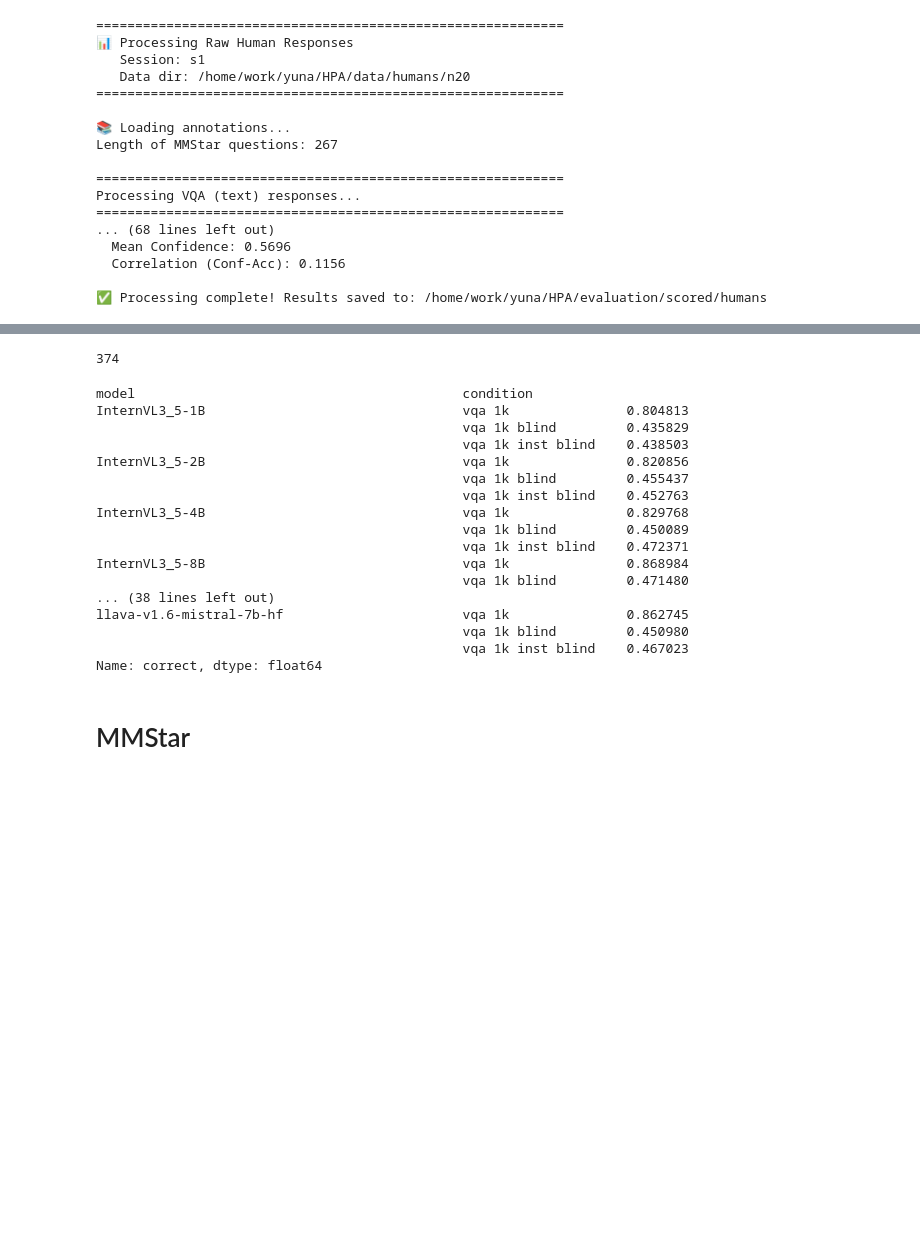
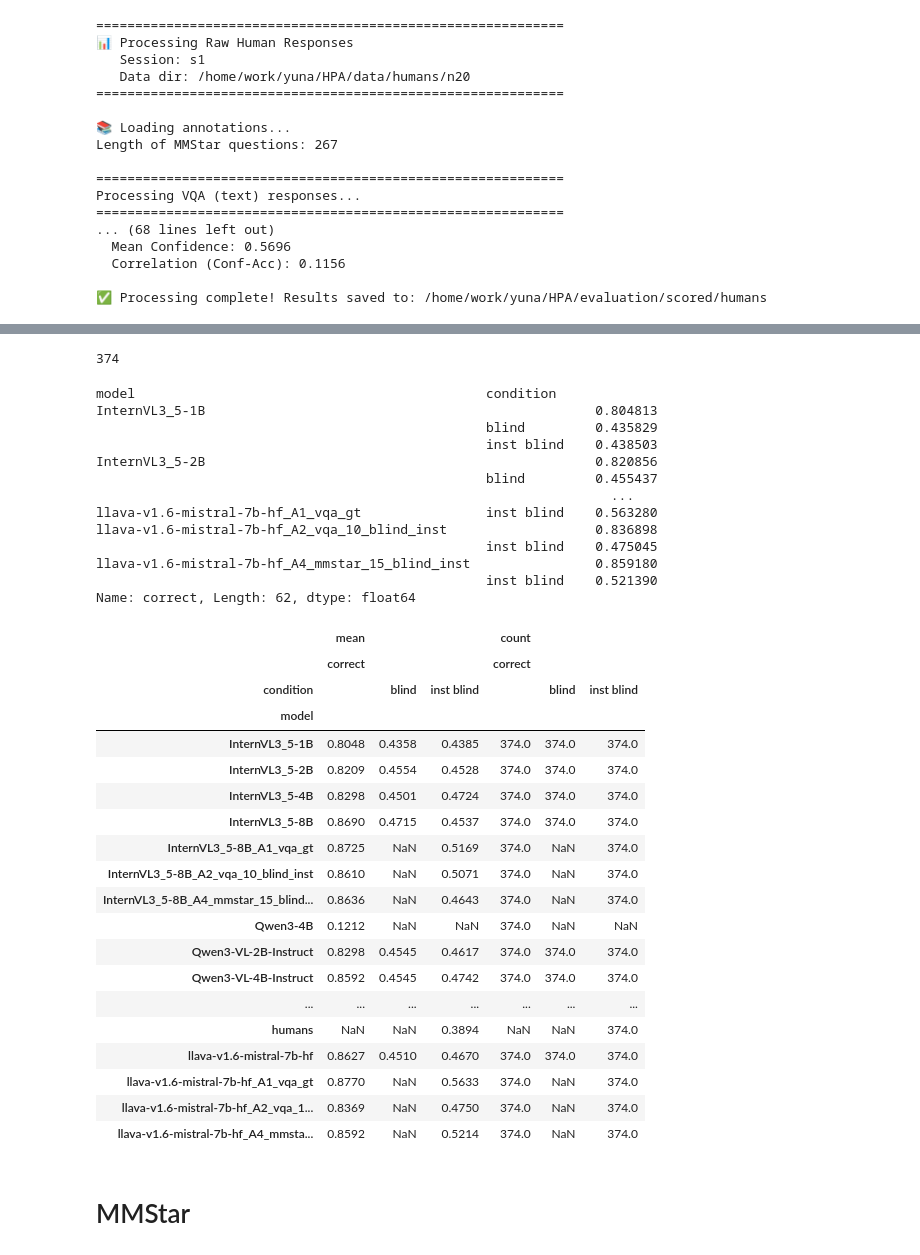
Before and after one commit to unolop/HPA, a Jupyter notebook: evaluation/analysis/progress.ipynb, the cells around one changed output, grey strips where cells are left out. Drawn from its saved outputs; the diff is of its cells as text; code cells hidden in the pictures; blank space fills up the shorter version.

```diff
--- a/evaluation/analysis/progress.ipynb
+++ b/evaluation/analysis/progress.ipynb
@@ -164,6 +188,7 @@ human_vqa=pd.read_csv('/home/work/yuna/HPA/evaluation/scored/humans/human_vqa_pe
 # matching pids for human-model comparison
 human_vqa['model'] = "humans"
 human_vqa['condition'] = "inst blind"
+human_vqa.rename(columns={"mean_accuracy": 'correct'}, inplace=True)
 
 qids = human_vqa.qid.unique()
 print(len(qids))
@@ -173,31 +198,47 @@ vqa_human_comparison = pd.concat([model_vqa[model_vqa['question_id'].isin(qids)]
 vqa_human_comparison.groupby(['model', 'condition']).mean(numeric_only=True)['correct']
 # %% [output]
 374
-model                                          condition
-InternVL3_5-1B                                 vqa 1k               0.804813
-                                               vqa 1k blind         0.435829
-                                               vqa 1k inst blind    0.438503
-InternVL3_5-2B                                 vqa 1k               0.820856
-                                               vqa 1k blind         0.455437
-                                               vqa 1k inst blind    0.452763
-InternVL3_5-4B                                 vqa 1k               0.829768
-                                               vqa 1k blind         0.450089
-                                               vqa 1k inst blind    0.472371
-InternVL3_5-8B                                 vqa 1k               0.868984
-                                               vqa 1k blind         0.471480
-... (38 lines left out)
-llava-v1.6-mistral-7b-hf                       vqa 1k               0.862745
-                                               vqa 1k blind         0.450980
-                                               vqa 1k inst blind    0.467023
-Name: correct, dtype: float64
+model                                             condition
+InternVL3_5-1B                                                  0.804813
+                                                  blind         0.435829
+                                                  inst blind    0.438503
+InternVL3_5-2B                                                  0.820856
+                                                  blind         0.455437
+                                                                  ...
+llava-v1.6-mistral-7b-hf_A1_vqa_gt                inst blind    0.563280
+llava-v1.6-mistral-7b-hf_A2_vqa_10_blind_inst                   0.836898
+                                                  inst blind    0.475045
+llava-v1.6-mistral-7b-hf_A4_mmstar_15_blind_inst                0.859180
+                                                  inst blind    0.521390
+Name: correct, Length: 62, dtype: float64
 # %%
 pt = vqa_human_comparison.pivot_table(
-    index=['model', 'folder'],
+    index=['model'],
     columns=['condition'],
-    values=['correct'],
+    values=['correct'], # , "mean_confidence"
     aggfunc=['mean', 'count']
 )
-# Round the "mean" rows/columns to 2 decimal places
 pt = pt.round(4)
-pt.to_csv(f'./vqa_human_comparison.csv')
+pt.to_csv(f'./tables/vqa_human_comparison.csv')
 pt
+# %% [output]
+|  | mean |  |  | count |  |  |
+|  | correct |  |  | correct |  |  |
+| condition |  | blind | inst blind |  | blind | inst blind |
+| model |  |  |  |  |  |  |
+| InternVL3_5-1B | 0.8048 | 0.4358 | 0.4385 | 374.0 | 374.0 | 374.0 |
+| InternVL3_5-2B | 0.8209 | 0.4554 | 0.4528 | 374.0 | 374.0 | 374.0 |
+| InternVL3_5-4B | 0.8298 | 0.4501 | 0.4724 | 374.0 | 374.0 | 374.0 |
+| InternVL3_5-8B | 0.8690 | 0.4715 | 0.4537 | 374.0 | 374.0 | 374.0 |
+| InternVL3_5-8B_A1_vqa_gt | 0.8725 | NaN | 0.5169 | 374.0 | NaN | 374.0 |
+| InternVL3_5-8B_A2_vqa_10_blind_inst | 0.8610 | NaN | 0.5071 | 374.0 | NaN | 374.0 |
+| InternVL3_5-8B_A4_mmstar_15_blind... | 0.8636 | NaN | 0.4643 | 374.0 | NaN | 374.0 |
+| Qwen3-4B | 0.1212 | NaN | NaN | 374.0 | NaN | NaN |
+| Qwen3-VL-2B-Instruct | 0.8298 | 0.4545 | 0.4617 | 374.0 | 374.0 | 374.0 |
+| Qwen3-VL-4B-Instruct | 0.8592 | 0.4545 | 0.4742 | 374.0 | 374.0 | 374.0 |
+| ... | ... | ... | ... | ... | ... | ... |
+| humans | NaN | NaN | 0.3894 | NaN | NaN | 374.0 |
+| llava-v1.6-mistral-7b-hf | 0.8627 | 0.4510 | 0.4670 | 374.0 | 374.0 | 374.0 |
+| llava-v1.6-mistral-7b-hf_A1_vqa_gt | 0.8770 | NaN | 0.5633 | 374.0 | NaN | 374.0 |
+| llava-v1.6-mistral-7b-hf_A2_vqa_1... | 0.8369 | NaN | 0.4750 | 374.0 | NaN | 374.0 |
+| llava-v1.6-mistral-7b-hf_A4_mmsta... | 0.8592 | NaN | 0.5214 | 374.0 | NaN | 374.0 |
```
Also changed, not shown: parts of 6 cells of this notebook, 52 other files.
